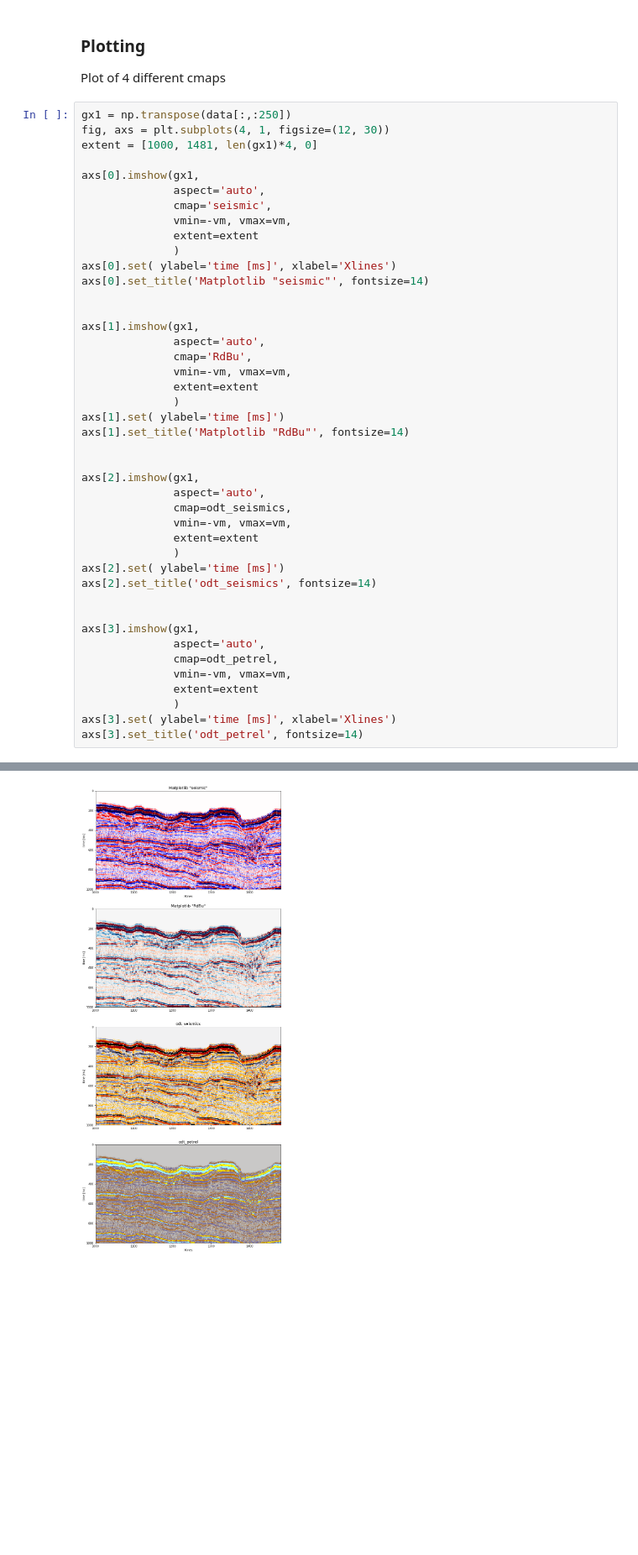
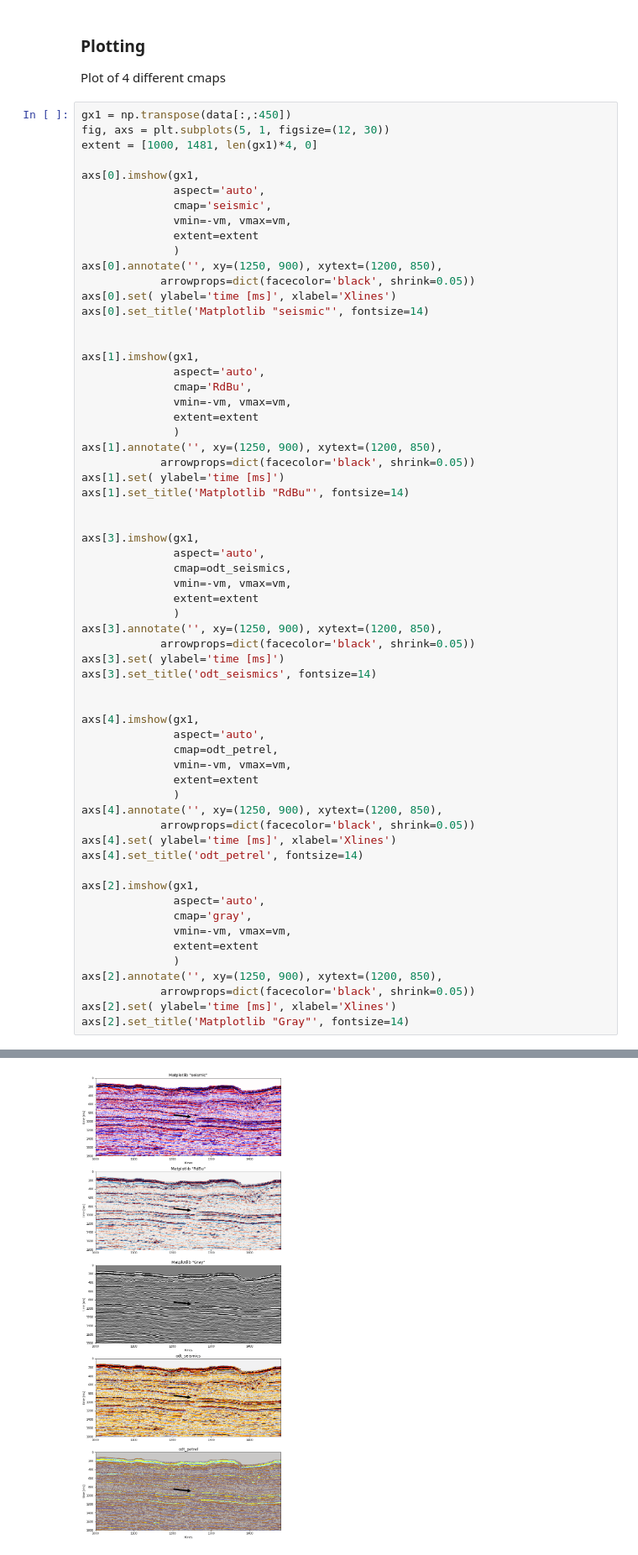
Before and after one commit to lperozzi/Seismic_colormaps, a Jupyter notebook: seismic_cmaps.ipynb, the cells around one changed output, grey strips where cells are left out. Shown at 84% size. Drawn from its saved outputs; the diff is of its cells as text; blank space fills up the shorter version.

```diff
--- a/seismic_cmaps.ipynb
+++ b/seismic_cmaps.ipynb
@@ -39,8 +39,8 @@ f'The {clip_percentile}th percentile is {vm:.0f}; the max amplitude is {data.max
 ### Plotting
 Plot of 4 different cmaps
 # %%
-gx1 = np.transpose(data[:,:250])
-fig, axs = plt.subplots(4, 1, figsize=(12, 30))
+gx1 = np.transpose(data[:,:450])
+fig, axs = plt.subplots(5, 1, figsize=(12, 30))
 extent = [1000, 1481, len(gx1)*4, 0]
 
 axs[0].imshow(gx1,
@@ -49,6 +49,8 @@ axs[0].imshow(gx1,
               vmin=-vm, vmax=vm,
               extent=extent
               )
+axs[0].annotate('', xy=(1250, 900), xytext=(1200, 850),
+            arrowprops=dict(facecolor='black', shrink=0.05))
 axs[0].set( ylabel='time [ms]', xlabel='Xlines')
 axs[0].set_title('Matplotlib "seismic"', fontsize=14)
 
@@ -59,26 +61,43 @@ axs[1].imshow(gx1,
               vmin=-vm, vmax=vm,
               extent=extent
               )
+axs[1].annotate('', xy=(1250, 900), xytext=(1200, 850),
+            arrowprops=dict(facecolor='black', shrink=0.05))
 axs[1].set( ylabel='time [ms]')
 axs[1].set_title('Matplotlib "RdBu"', fontsize=14)
 
 
-axs[2].imshow(gx1,
+axs[3].imshow(gx1,
               aspect='auto',
               cmap=odt_seismics,
               vmin=-vm, vmax=vm,
               extent=extent
               )
-axs[2].set( ylabel='time [ms]')
-axs[2].set_title('odt_seismics', fontsize=14)
+axs[3].annotate('', xy=(1250, 900), xytext=(1200, 850),
+            arrowprops=dict(facecolor='black', shrink=0.05))
+axs[3].set( ylabel='time [ms]')
+axs[3].set_title('odt_seismics', fontsize=14)
 
 
-axs[3].imshow(gx1,
+axs[4].imshow(gx1,
               aspect='auto',
               cmap=odt_petrel,
               vmin=-vm, vmax=vm,
               extent=extent
               )
-axs[3].set( ylabel='time [ms]', xlabel='Xlines')
-axs[3].set_title('odt_petrel', fontsize=14)
+axs[4].annotate('', xy=(1250, 900), xytext=(1200, 850),
+            arrowprops=dict(facecolor='black', shrink=0.05))
+axs[4].set( ylabel='time [ms]', xlabel='Xlines')
+axs[4].set_title('odt_petrel', fontsize=14)
+
+axs[2].imshow(gx1,
+              aspect='auto',
+              cmap='gray',
+              vmin=-vm, vmax=vm,
+              extent=extent
+              )
+axs[2].annotate('', xy=(1250, 900), xytext=(1200, 850),
+            arrowprops=dict(facecolor='black', shrink=0.05))
+axs[2].set( ylabel='time [ms]', xlabel='Xlines')
+axs[2].set_title('Matplotlib "Gray"', fontsize=14)
 # %% [output]
@@ -86 +105 @@ Text(0.5, 1.0, 'odt_petrel')
-[figure, old version]
+[figure, new version]
```
Also changed, not shown: parts of 1 cell of this notebook.
